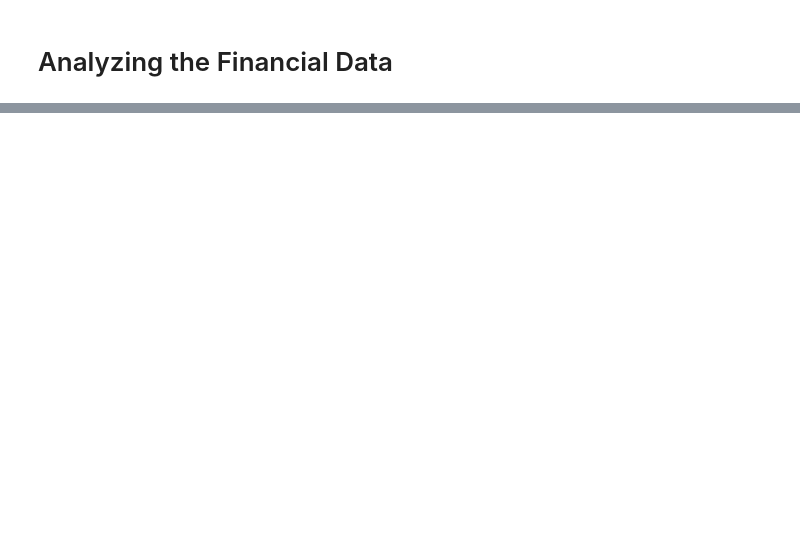
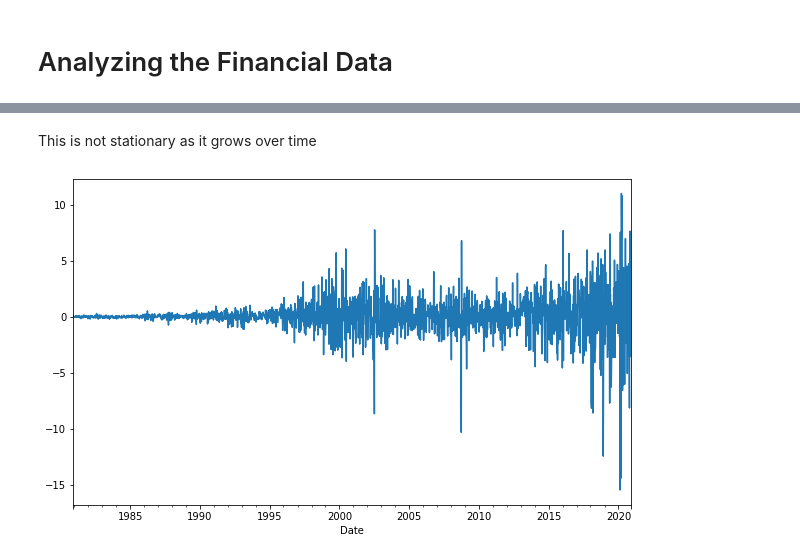
Before and after one commit to ianoughsaid/Web-Scraping-Practice, a Jupyter notebook: WebScraping.ipynb, the cells around one changed output, grey strips where cells are left out. Cells and saved outputs as stored; diff of their text form; code cells hidden in the pictures; blank space fills up the shorter version.

```diff
--- a/WebScraping.ipynb
+++ b/WebScraping.ipynb
@@ -57,0 +109,14 @@ print(financialData[1])
+# %% [markdown]
+This is not stationary as it grows over time
+# %%
+#We take the differences to make it stationary
+import numpy as np
+plt.figure(figsize=(10,6))
+finDataDelta = financialData[recordNum][1:]['Close'].values - financialData[recordNum][:-1]['Close'].values
+finDataDelta = np.concatenate([finDataDelta, [0]])
+
+financialData[recordNum]['Delta'] = finDataDelta
+financialData[recordNum]['Delta'].plot()
+plt.show()
+# %% [output]
+[figure, added]
```
Also changed, not shown: parts of 4 cells of this notebook.
